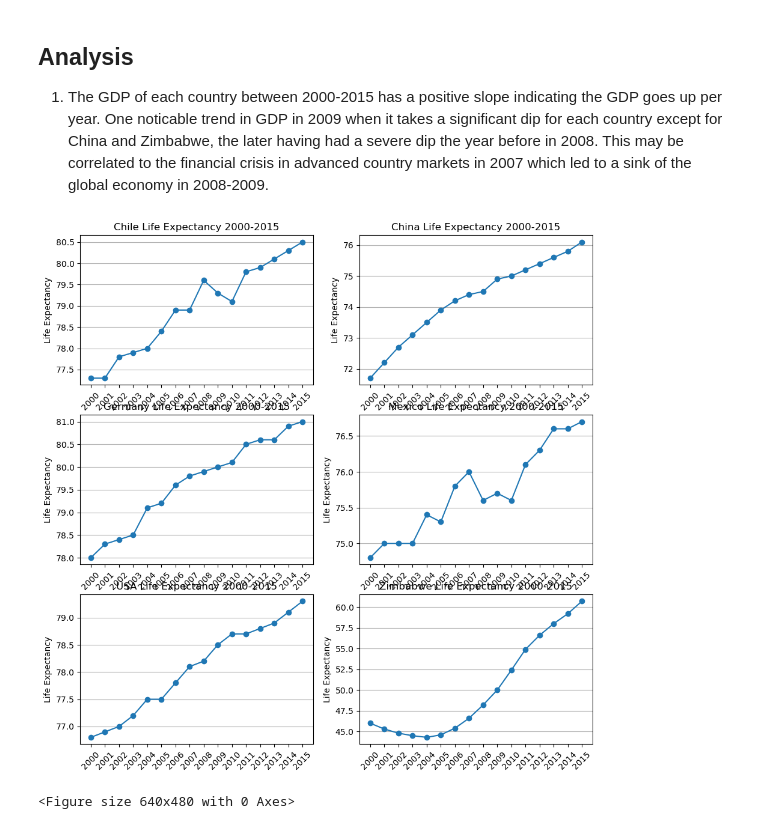
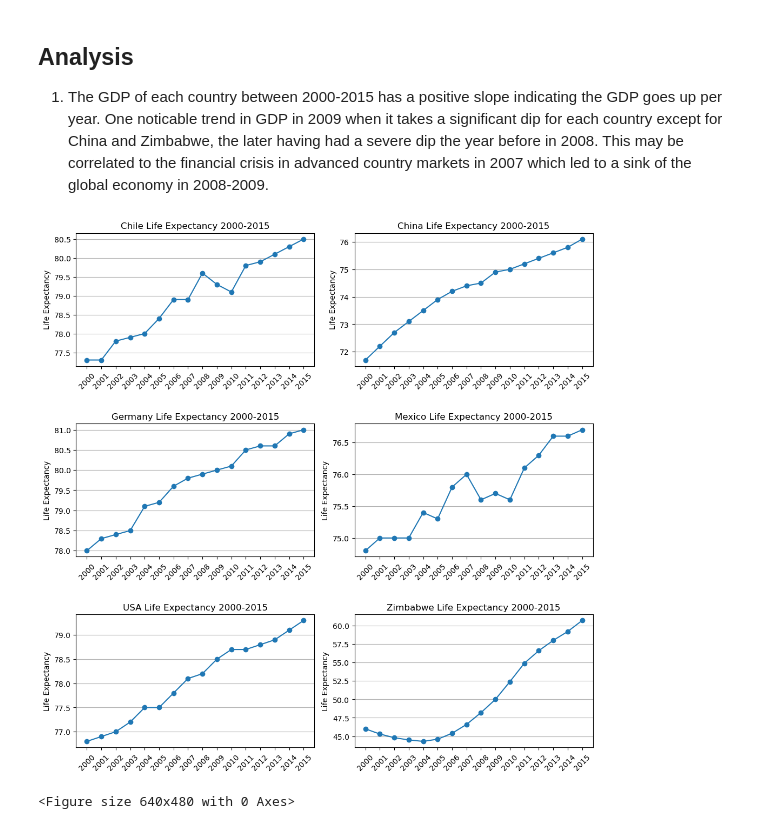
Before and after one commit to j591fletcher/GDP-DataScience-Project, a Jupyter notebook: life_expectancy_gdp.ipynb, the cells around one changed output. Cells and saved outputs as stored; diff of their text form; code cells hidden in the pictures.

Commit message:
Implement subplot (pt2)
Added padding for second series of graphs.

```diff
--- a/life_expectancy_gdp.ipynb
+++ b/life_expectancy_gdp.ipynb
@@ -167,33 +169,34 @@ ax3.set_ylabel('Life Expectancy')
 ax3.grid(axis = 'y')
 ax3.set_title('Germany Life Expectancy 2000-2015')
 
 #Fourth subplot: Mexico's life expetency 2000-2015
 ax4.plot(mexico_year, mexico_life_expectancy, marker='o')
 ax4.set_xticks(mexico_year)
 ax4.set_xticklabels(mexico_year, rotation=45)
 ax4.set_ylabel('Life Expectancy')
 ax4.grid(axis = 'y')
 ax4.set_title('Mexico Life Expectancy 2000-2015')
 
 #Fifth subplot: USA's life expetency 2000-2015
 ax5.plot(us_year, us_life_expectancy, marker='o')
 ax5.set_xticks(us_year)
 ax5.set_xticklabels(us_year, rotation=45)
 ax5.set_ylabel('Life Expectancy')
 ax5.grid(axis = 'y')
 ax5.set_title('USA Life Expectancy 2000-2015')
 
 #Sixth subplot: Zimbabwe's life expetency 2000-2015
 ax6.plot(zimbabwe_year, zimbabwe_life_expectancy, marker='o')
 ax6.set_xticks(zimbabwe_year)
 ax6.set_xticklabels(zimbabwe_year, rotation=45)
 ax6.set_ylabel('Life Expectancy')
 ax6.grid(axis = 'y')
 ax6.set_title('Zimbabwe Life Expectancy 2000-2015')
 
-
+#Display plot
+fig.tight_layout(pad=3.0, w_pad=1.0)
 plt.show()
 plt.clf()
 # %% [output]
-[figure, old version]
+[figure, new version]
 <Figure size 640x480 with 0 Axes>
```
Also changed, not shown: parts of 1 cell of this notebook, 1 other file.
